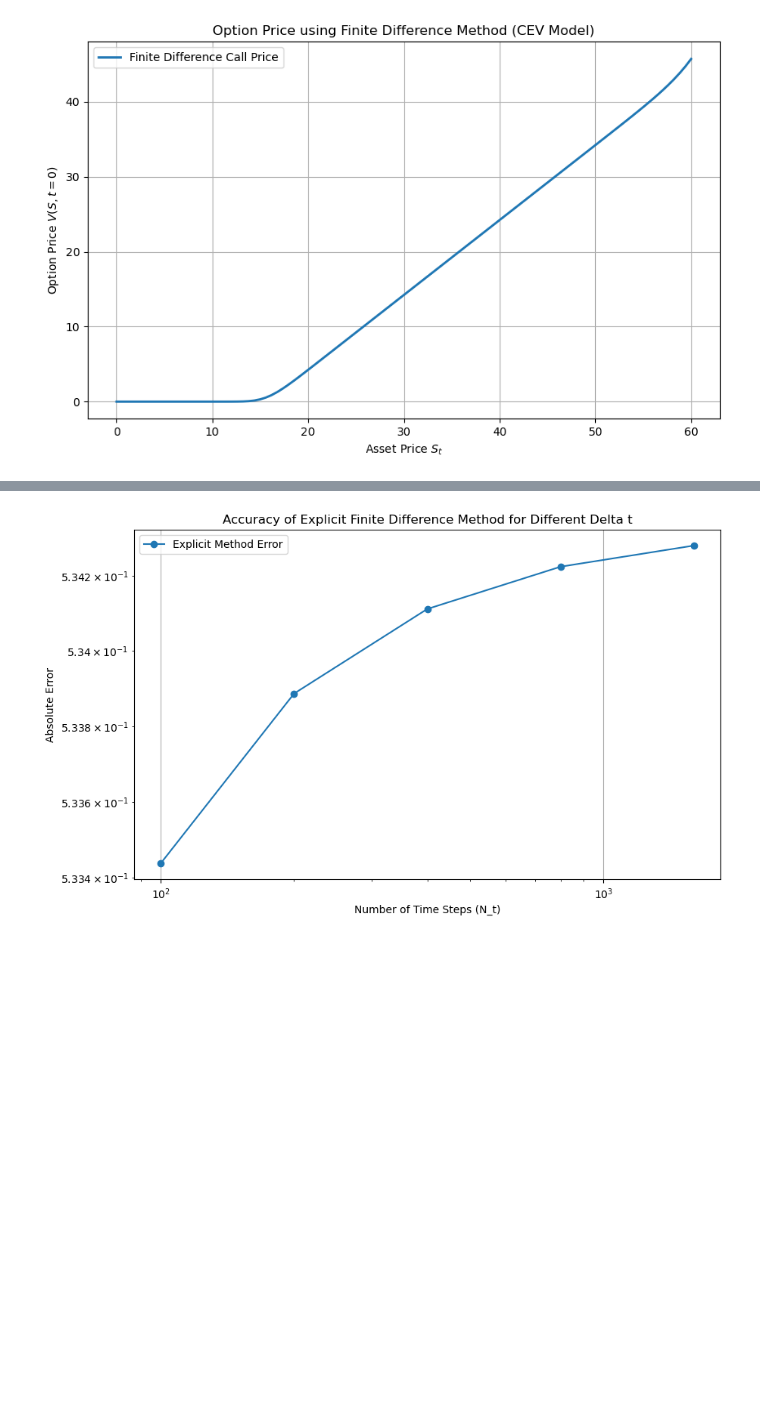
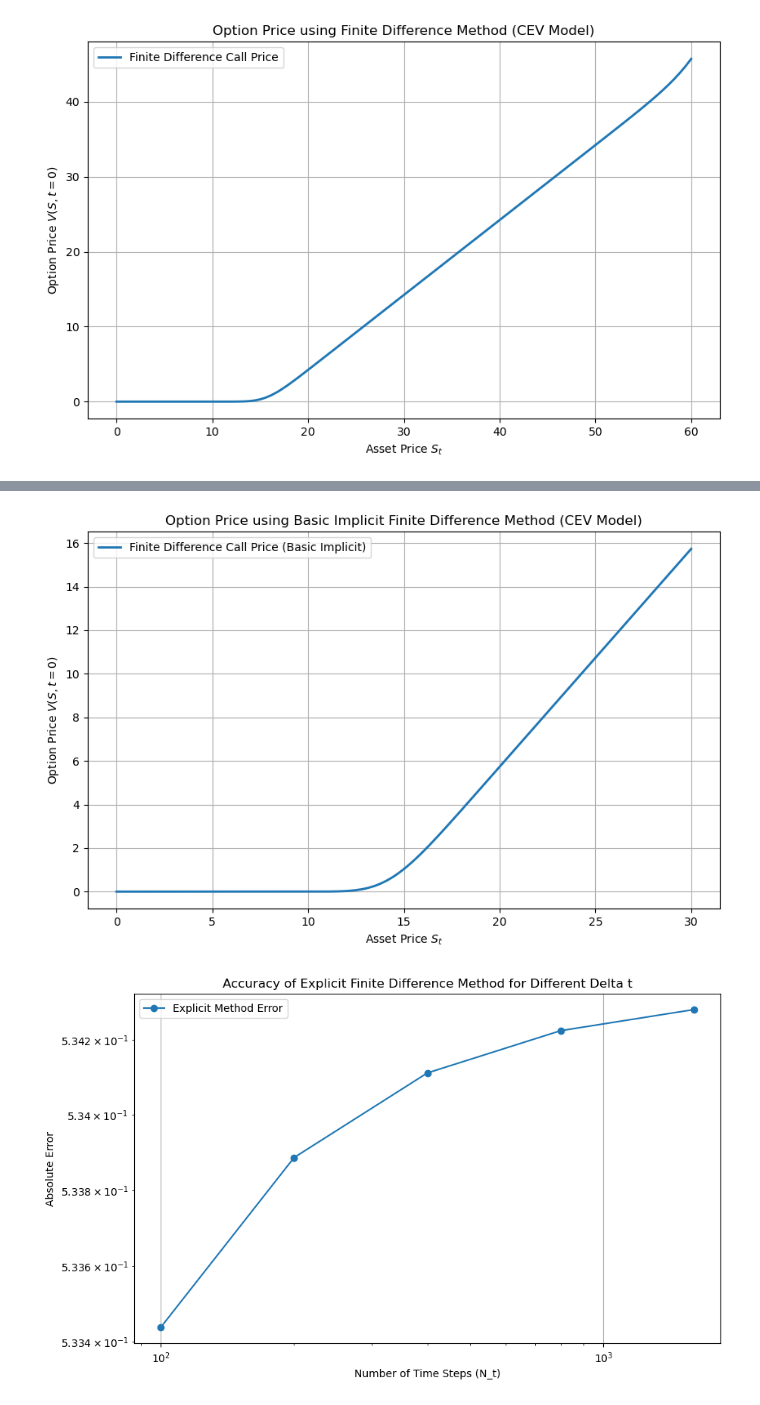
Before and after one commit to pontusbjorklid/Finite-difference-methods-to-price-European-Options, a Jupyter notebook: main.ipynb, the cells around one changed output, grey strips where cells are left out. Saved outputs shown, nothing was run; the diff lists cells and outputs as text; code cells hidden in the pictures; blank space fills up the shorter version.

```diff
--- a/main.ipynb
+++ b/main.ipynb
@@ -150,3 +159,59 @@ plt.show()
+# %%
+import numpy as np
+import matplotlib.pyplot as plt
+
+# Parameters
+K = 15          # Strike price
+S_max = 2 * K   # Maximum asset price
+r = 0.1         # Risk-free rate
+sigma = 0.25    # Volatility
+gamma = 0.8     # Elasticity parameter (CEV model)
+T = 0.5         # Time to maturity
+N_s = 200       # Number of asset price grid points
+N_t = 500       # Number of time steps
+
+# Discretization
+dS = S_max / N_s  # Asset price step
+dt = T / N_t      # Time step
+
+# Asset price and time grids
+S = np.linspace(0, S_max, N_s + 1)
+t = np.linspace(0, T, N_t + 1)
+
+# Initialize option price matrix
+V = np.zeros((N_s + 1, N_t + 1))
+
+# Payoff at maturity (t = T) for a European call option
+V[:, -1] = np.maximum(S - K, 0)
+
+# Boundary conditions
+V[0, :] = 0  # V(S=0, t) = 0 for a call option
+V[-1, :] = S_max - K * np.exp(-r * (T - t))  # At S_max, V behaves like S - K
+
+# Implicit finite difference method (no matrix solving)
+for j in reversed(range(N_t)):  # Time-stepping backwards
+    for i in range(1, N_s):
+        # Discretization for the CEV model
+        delta_V = (V[i+1, j+1] - V[i-1, j+1]) / (2 * dS)
+        gamma_V = (V[i+1, j+1] - 2 * V[i, j+1] + V[i-1, j+1]) / (dS**2)
+
+        # Update the option price using the implicit method
+        V[i, j] = V[i, j+1] + dt * (r * S[i] * delta_V + 0.5 * sigma**2 * S[i]**(2 * gamma) * gamma_V - r * V[i, j+1])
+
+# Extract the option prices at time t=0
+option_price_finite_diff = V[:, 0]
+
+# Plot the option price as a function of asset price
+plt.figure(figsize=(10, 6))
+plt.plot(S, option_price_finite_diff, label="Finite Difference Call Price (Basic Implicit)", lw=2)
+plt.xlabel('Asset Price $S_t$')
+plt.ylabel('Option Price $V(S, t=0)$')
+plt.title('Option Price using Basic Implicit Finite Difference Method (CEV Model)')
+plt.legend()
+plt.grid(True)
+plt.show()
+# %% [output]
+[figure, added]
 # %%
 ### Accuracy FD Explicit dt ###
 
```
Also changed, not shown: parts of 1 cell of this notebook.
